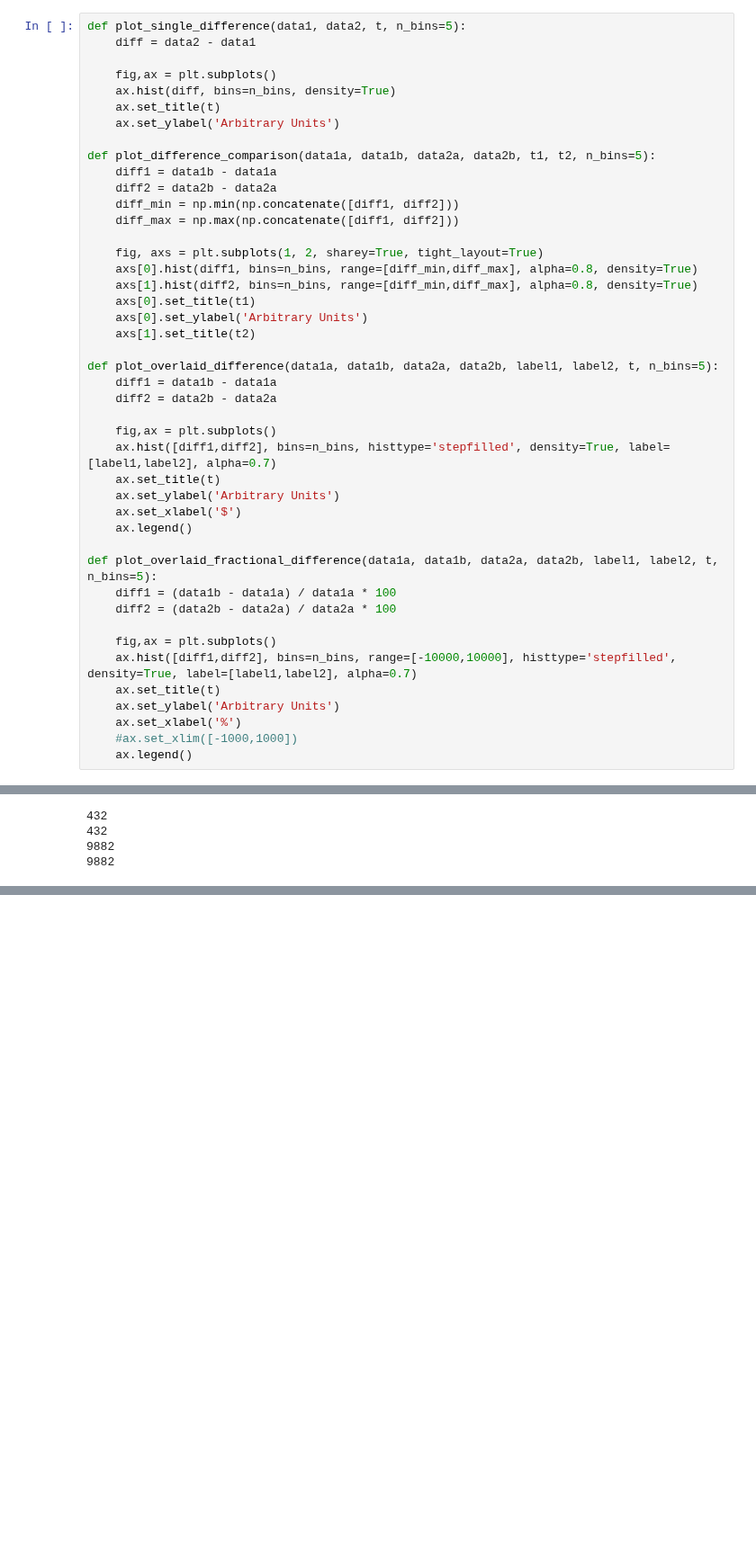
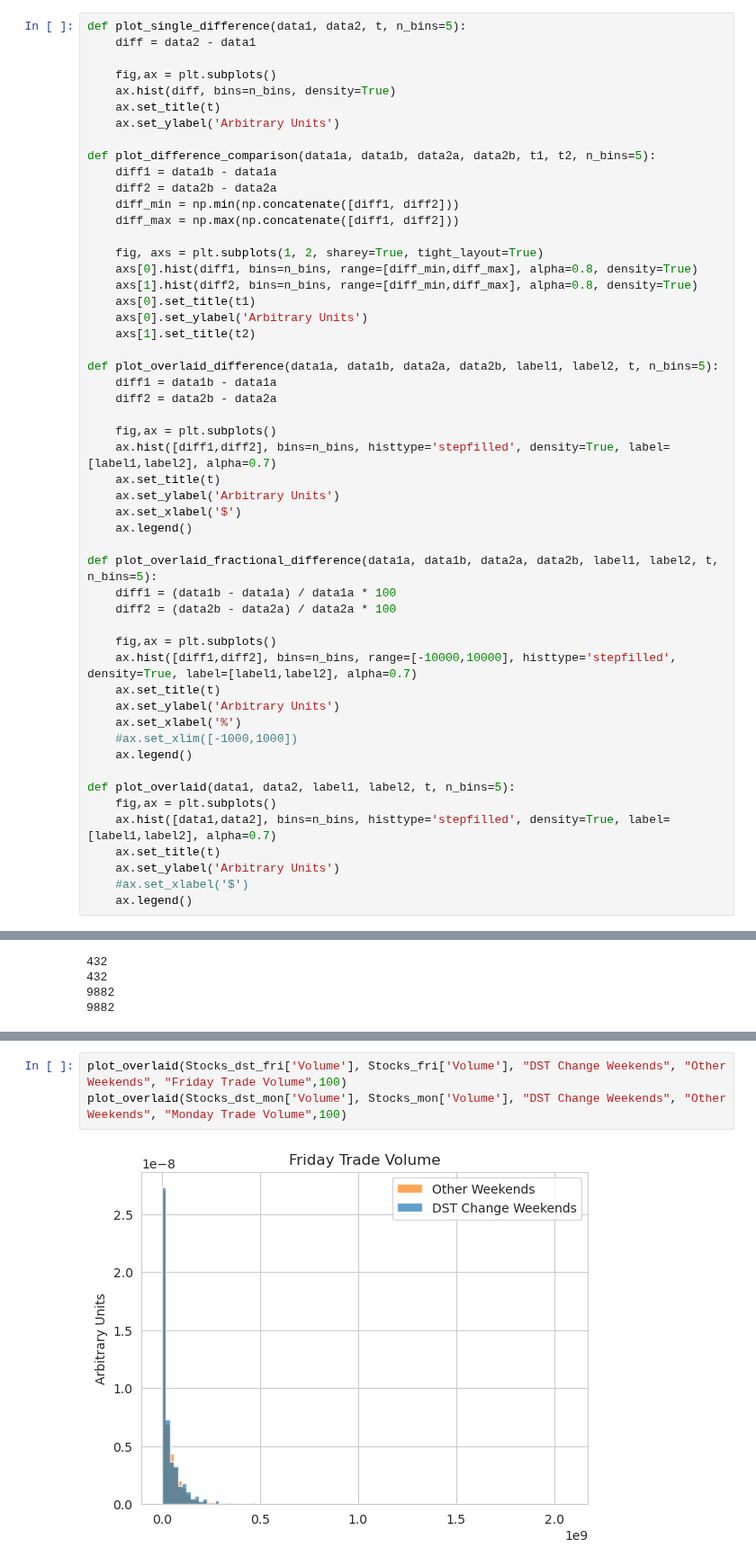
Before and after one commit to ghuckabe/DSTMarketAnalysis, a Jupyter notebook: data_exploration.ipynb, the cells around one changed output, grey strips where cells are left out. Shown at 90% size. Saved outputs shown, nothing was run; the diff lists cells and outputs as text; blank space fills up the shorter version.

```diff
--- a/data_exploration.ipynb
+++ b/data_exploration.ipynb
@@ -132,6 +132,14 @@ def plot_overlaid_fractional_difference(data1a, data1b, data2a, data2b, label1,
     ax.set_xlabel('%')
     #ax.set_xlim([-1000,1000])
     ax.legend()
+
+def plot_overlaid(data1, data2, label1, label2, t, n_bins=5):
+    fig,ax = plt.subplots()
+    ax.hist([data1,data2], bins=n_bins, histtype='stepfilled', density=True, label=[label1,label2], alpha=0.7)
+    ax.set_title(t)
+    ax.set_ylabel('Arbitrary Units')
+    #ax.set_xlabel('$')
+    ax.legend()
 # %% [markdown]
 # WSJ Spring Change
 # %%
@@ -344,3 +352,8 @@ print(len(Stocks_mon))
 plot_overlaid_fractional_difference(Stocks_dst_fri['Open'], Stocks_dst_mon['Close'], Stocks_fri['Open'], Stocks_mon['Close'], 'Time Change Weekends', 'Other Weekends', 'Difference Friday Open to Monday Close', 25)
 # %% [output]
 [figure]
+# %%
+plot_overlaid(Stocks_dst_fri['Volume'], Stocks_fri['Volume'], "DST Change Weekends", "Other Weekends", "Friday Trade Volume",100)
+plot_overlaid(Stocks_dst_mon['Volume'], Stocks_mon['Volume'], "DST Change Weekends", "Other Weekends", "Monday Trade Volume",100)
+# %% [output]
+[figure, added]
```
Also changed, not shown: parts of 1 cell of this notebook, 2 other files.
